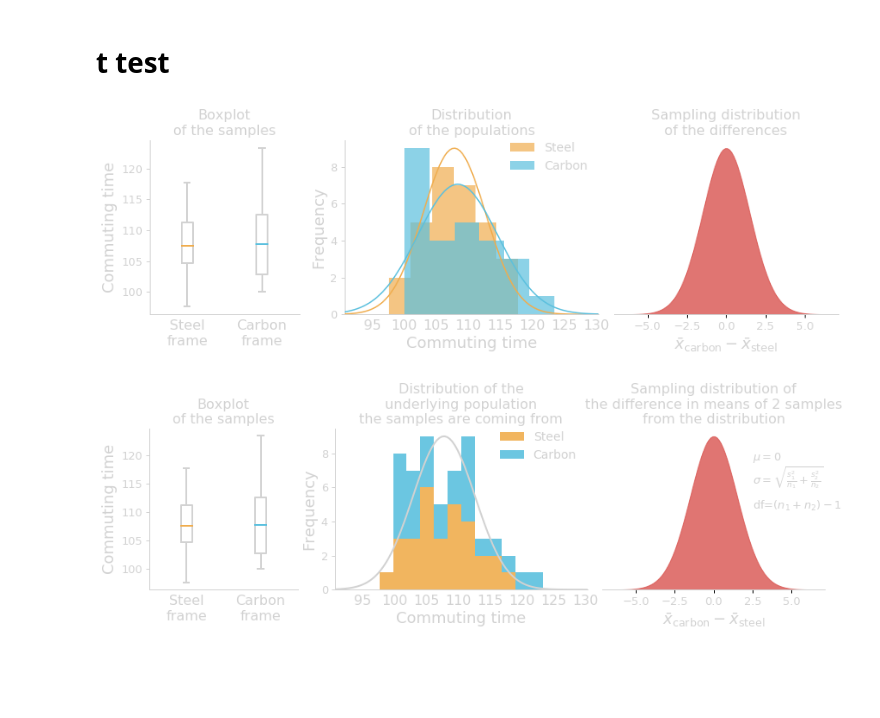
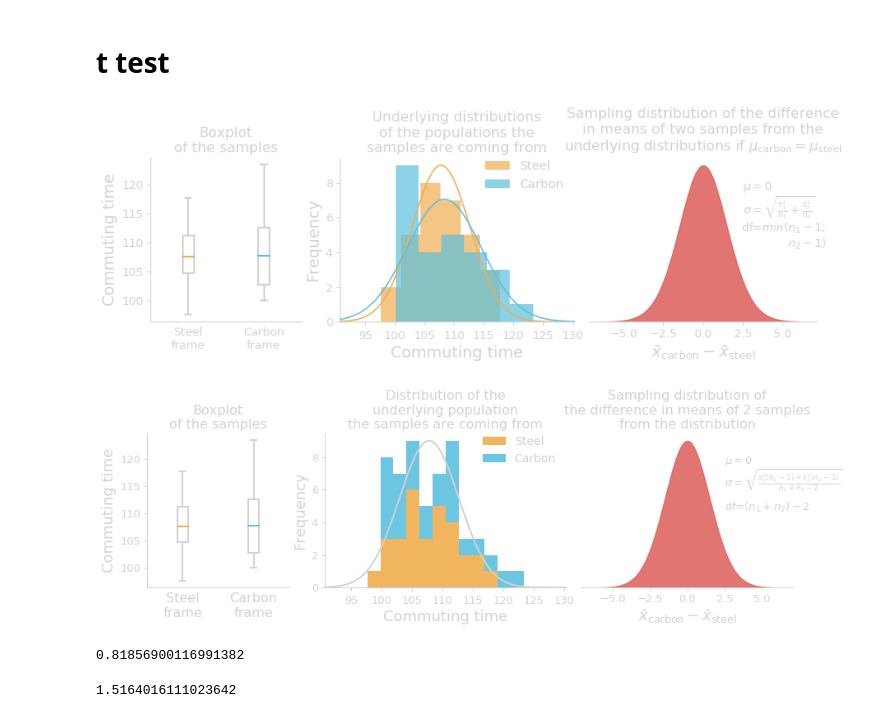
Before and after one commit to gcalmettes/stats13-slides, a Jupyter notebook: notebook-fig/figs-slides-6-comparing-two-means.ipynb, the cells around one changed output. Cells and saved outputs as stored; diff of their text form; code cells hidden in the pictures; blank space fills up the shorter version.

```diff
--- a/notebook-fig/figs-slides-6-comparing-two-means.ipynb
+++ b/notebook-fig/figs-slides-6-comparing-two-means.ipynb
@@ -222,7 +222,7 @@ bike_diff_mean = data[data.Frame=="carbon"].Time.mean()-data[data.Frame=="steel"
 bike_diff_mean_se = np.sqrt((data[data.Frame=="carbon"].Time.std()**2/n_bike_carbon)+(data[data.Frame=="steel"].Time.std()**2/n_bike_steel))
 
 #t distribution
-tdist_bike_diff = stats.t(df=len(data)-1, loc=0, scale=bike_diff_mean_se)
+tdist_bike_diff = stats.t(df=len(data)-2, loc=0, scale=bike_diff_mean_se)
 xt_bike_diff = np.linspace(-6.5, 6.5, 1000)
 yt_bike_diff = tdist_bike_diff.pdf(xt_bike_diff)
 
@@ -394,10 +394,10 @@ plt.savefig("/Users/Gui/Box Sync/_STATS13/_Slides/_stats13-Lectures/assets/img/l
 # t test
 # %%
 fig = plt.figure(figsize=(12,4))
-ax1 = fig.add_axes([0.07, 0.15, 0.2, 0.7])
-ax2 = fig.add_axes([0.33, 0.15, 0.34, 0.7])
+ax1 = fig.add_axes([0.065, 0.155, 0.2, 0.65])
+ax2 = fig.add_axes([0.315, 0.155, 0.31, 0.65])
 ax3 = ax2.twinx()
-ax4 = fig.add_axes([0.69, 0.15, 0.3, 0.7])
+ax4 = fig.add_axes([0.645, 0.155, 0.3, 0.65])
 
 for ax in [ax1]:
     bp = ax.boxplot([data[data.Frame=="steel"].Time, data[data.Frame=="carbon"].Time], labels=["Steel\nframe", "Carbon\nframe"],
@@ -415,7 +415,7 @@ for ax in [ax1]:
     ax.tick_params(axis="y", width=1, size=4, color=colors["lightgray"], labelcolor=colors["lightgray"],
                    labelsize=13, pad=4)
     ax.tick_params(axis="x", width=1, size=0, labelcolor=colors["lightgray"],
-                   labelsize=16, pad=6)
+                   labelsize=13, pad=6)
     ## change color of the medians
     for color,median in zip([colors["orange"], colors["blue"]], bp['medians']):
         median.set(color=color, linewidth=2)
@@ -433,8 +433,8 @@ for ax in [ax2]:
     ax.set_ylabel("Frequency", size=18, color=colors["lightgray"], ha="center")
     ax.tick_params(axis="y", width=1, size=4, color=colors["lightgray"], labelcolor=colors["lightgray"],
                    labelsize=13, pad=4)
-    ax.tick_params(axis="x", width=1, size=0, labelcolor=colors["lightgray"],
-                   labelsize=16, pad=6)
+    ax.tick_params(axis="x", width=1, size=4, color=colors["lightgray"], labelcolor=colors["lightgray"],
+                   labelsize=13, pad=6)
     ax.set_xlabel("Commuting time", size=18, color=colors["lightgray"], ha="center")
     #ax.set_ylim(0)
     ax.set_xlim(data.Time.min()-7, data.Time.max()+7)
@@ -442,7 +442,7 @@ for ax in [ax2]:
                       bbox_to_anchor=(1, 1.05))
     for text in legend.get_texts():
         text.set_color(colors["lightgray"])
-    ax.set_title("Distribution\nof the populations", color=colors["lightgray"], size=16, ha="center")
+    ax.set_title("Underlying distributions\nof the populations the\nsamples are coming from", color=colors["lightgray"], size=16, ha="center")
 
 for ax in [ax3]:
     ##norm distributions
@@ -463,27 +463,32 @@ for ax in [ax4]:
     for spine in ["top", "right", "left"]:
         ax.spines[spine].set_visible(False)
     ax.set_yticks([])
-    ax.tick_params(axis="x", width=1, size=4, labelcolor=colors["lightgray"],
+    ax.tick_params(axis="x", width=1, size=4, color=colors["lightgray"], labelcolor=colors["lightgray"],
                    labelsize=13, pad=4)
     ##t distributions
     bike_diff_mean_se = np.sqrt((data[data.Frame=="carbon"].Time.std()**2/len(data[data.Frame=="carbon"]))+(data[data.Frame=="steel"].Time.std()**2/len(data[data.Frame=="steel"])))
     x_t_diff = np.linspace(-6.5, 6.5, 100)
-    t_diff = stats.t(df=len(data)-1, loc=0, scale=bike_diff_mean_se)
+    t_diff = stats.t(df=np.min([len(data[data.Frame=="carbon"])-1, len(data[data.Frame=="steel"])-1]), loc=0, scale=bike_diff_mean_se)
     y_t_diff = t_diff.pdf(x_t_diff)
     ax.fill_between(x_t_diff, y_t_diff, color=colors["red"], alpha=0.8)
     ax.set_ylim(0)
     ax.set_xlabel(r"$\bar{x}_{\mathrm{carbon}}-\bar{x}_{\mathrm{steel}}$", size=18, color=colors["lightgray"], ha="center")
-    ax.set_title("Sampling distribution\nof the differences", color=colors["lightgray"], size=16, ha="center")
+    ax.set_title("Sampling distribution of the difference\nin means of two samples from the\nunderlying distributions if $\mu_\mathrm{carbon}=\mu_\mathrm{steel}$", color=colors["lightgray"], size=16, ha="center")
+    ax.text(2.5, ax.get_ylim()[1]*0.8, r"$\mu=0$", color=colors["lightgray"], size=13, ha="left")
+    ax.text(2.5, ax.get_ylim()[1]*0.65, r"$\sigma=\sqrt{\frac{s_1^2}{n_1}+\frac{s_2^2}{n_2}}$", color=colors["lightgray"], size=13, ha="left")
+    ax.text(7.75, ax.get_ylim()[1]*0.45, "df=$min(n_1-1;$" "\n" "$n_2-1)$", color=colors["lightgray"], size=13, ha="right")
 
-#plt.savefig("/Users/Gui/Box Sync/_STATS13/_Slides/_stats13-Lectures/assets/img/lec/bike-commute-ttest-model.svg", transparent=True)
+
+
+plt.savefig("/Users/Gui/Box Sync/_STATS13/_Slides/_stats13-Lectures/assets/img/lec/bike-commute-ttest-model.svg", transparent=True)
 # %% [output]
-[figure, old version]
+[figure, new version]
 # %%
 fig = plt.figure(figsize=(12,4))
-ax1 = fig.add_axes([0.065, 0.15, 0.2, 0.65])
-ax2 = fig.add_axes([0.315, 0.15, 0.34, 0.65])
+ax1 = fig.add_axes([0.065, 0.155, 0.2, 0.65])
+ax2 = fig.add_axes([0.315, 0.155, 0.34, 0.65])
 ax3 = ax2.twinx()
-ax4 = fig.add_axes([0.675, 0.15, 0.3, 0.65])
+ax4 = fig.add_axes([0.675, 0.155, 0.3, 0.65])
 
 for ax in [ax1]:
     bp = ax.boxplot([data[data.Frame=="steel"].Time, data[data.Frame=="carbon"].Time], labels=["Steel\nframe", "Carbon\nframe"],
@@ -518,8 +523,8 @@ for ax in [ax2]:
     ax.set_ylabel("Frequency", size=18, color=colors["lightgray"], ha="center")
     ax.tick_params(axis="y", width=1, size=4, color=colors["lightgray"], labelcolor=colors["lightgray"],
                    labelsize=13, pad=4)
-    ax.tick_params(axis="x", width=1, size=0, labelcolor=colors["lightgray"],
-                   labelsize=16, pad=6)
+    ax.tick_params(axis="x", width=1, size=4, color=colors["lightgray"], labelcolor=colors["lightgray"],
+                   labelsize=13, pad=6)
     ax.set_xlabel("Commuting time", size=18, color=colors["lightgray"], ha="center")
     #ax.set_ylim(0)
     ax.set_xlim(data.Time.min()-7, data.Time.max()+7)
@@ -530,36 +535,44 @@ for ax in [ax2]:
     ax.set_title("Distribution of the\nunderlying population\nthe samples are coming from", color=colors["lightgray"], size=16, ha="center")
 
 for ax in [ax3]:
     ##norm distributions
     x_norm = np.linspace(ax.get_xlim()[0], ax.get_xlim()[1], 100)
     norm_merged = stats.norm(loc=(data[data.Frame=="steel"].Time.mean()+data[data.Frame=="carbon"].Time.mean())/2, scale=data.Time.std())
     y_norm_merged = norm_steel.pdf(x_norm)
     ax.plot(x_norm, y_norm_merged, color=colors["lightgray"], lw=2)
     ax.set_ylim(0)
     ax.axis("off")
 
 for ax in [ax4]:
     for spine in ["bottom"]:
         ax.spines[spine].set_linewidth(1)
         ax.spines[spine].set_color(colors["lightgray"])
     for spine in ["top", "right", "left"]:
         ax.spines[spine].set_visible(False)
     ax.set_yticks([])
-    ax.tick_params(axis="x", width=1, size=4, labelcolor=colors["lightgray"],
+    ax.tick_params(axis="x", width=1, size=4, color=colors["lightgray"], labelcolor=colors["lightgray"],
                    labelsize=13, pad=4)
     ##t distributions
     bike_diff_mean_se = np.sqrt((data[data.Frame=="carbon"].Time.std()**2/len(data[data.Frame=="carbon"]))+(data[data.Frame=="steel"].Time.std()**2/len(data[data.Frame=="steel"])))
     x_t_diff = np.linspace(-6.5, 6.5, 100)
-    t_diff = stats.t(df=len(data)-1, loc=0, scale=bike_diff_mean_se)
+    t_diff = stats.t(df=len(data)-2, loc=0, scale=bike_diff_mean_se)
     y_t_diff = t_diff.pdf(x_t_diff)
     ax.fill_between(x_t_diff, y_t_diff, color=colors["red"], alpha=0.8)
     ax.set_ylim(0)
     ax.set_xlabel(r"$\bar{x}_{\mathrm{carbon}}-\bar{x}_{\mathrm{steel}}$", size=18, color=colors["lightgray"], ha="center")
     ax.set_title("Sampling distribution of\nthe difference in means of 2 samples\nfrom the distribution", color=colors["lightgray"], size=16, ha="center")
     ax.text(2.5, ax.get_ylim()[1]*0.8, r"$\mu=0$", color=colors["lightgray"], size=13, ha="left")
-    ax.text(2.5, ax.get_ylim()[1]*0.65, r"$\sigma=\sqrt{\frac{s_1^2}{n_1}+\frac{s_2^2}{n_2}}$", color=colors["lightgray"], size=13, ha="left")
-    ax.text(2.5, ax.get_ylim()[1]*0.5, "df=$(n_1+n_2)-1$", color=colors["lightgray"], size=13, ha="left")
+    ax.text(2.5, ax.get_ylim()[1]*0.65, r"$\sigma=\sqrt{\frac{s_1^2(n_1-1)+s_2^2(n_2-1)}{n_1+n_2-2}}$", color=colors["lightgray"], size=13, ha="left")
+    ax.text(2.5, ax.get_ylim()[1]*0.5, "df=$(n_1+n_2)-2$", color=colors["lightgray"], size=13, ha="left")
 
-plt.savefig("/Users/Gui/Box Sync/_STATS13/_Slides/_stats13-Lectures/assets/img/lec/bike-commute-ttest-model.svg", transparent=True)
+#plt.savefig("/Users/Gui/Box Sync/_STATS13/_Slides/_stats13-Lectures/assets/img/lec/bike-commute-pooled-ttest-model.svg", transparent=True)
 # %% [output]
-[figure, old version]
+[figure, new version]
+# %%
+t_diff.sf(t_stat)*2
+# %% [output]
+0.81856900116991382
+# %%
+np.sqrt((6.25**2/26)+(4.89**2/30))
+# %% [output]
+1.5164016111023642
```
Also changed, not shown: 18 other files.
